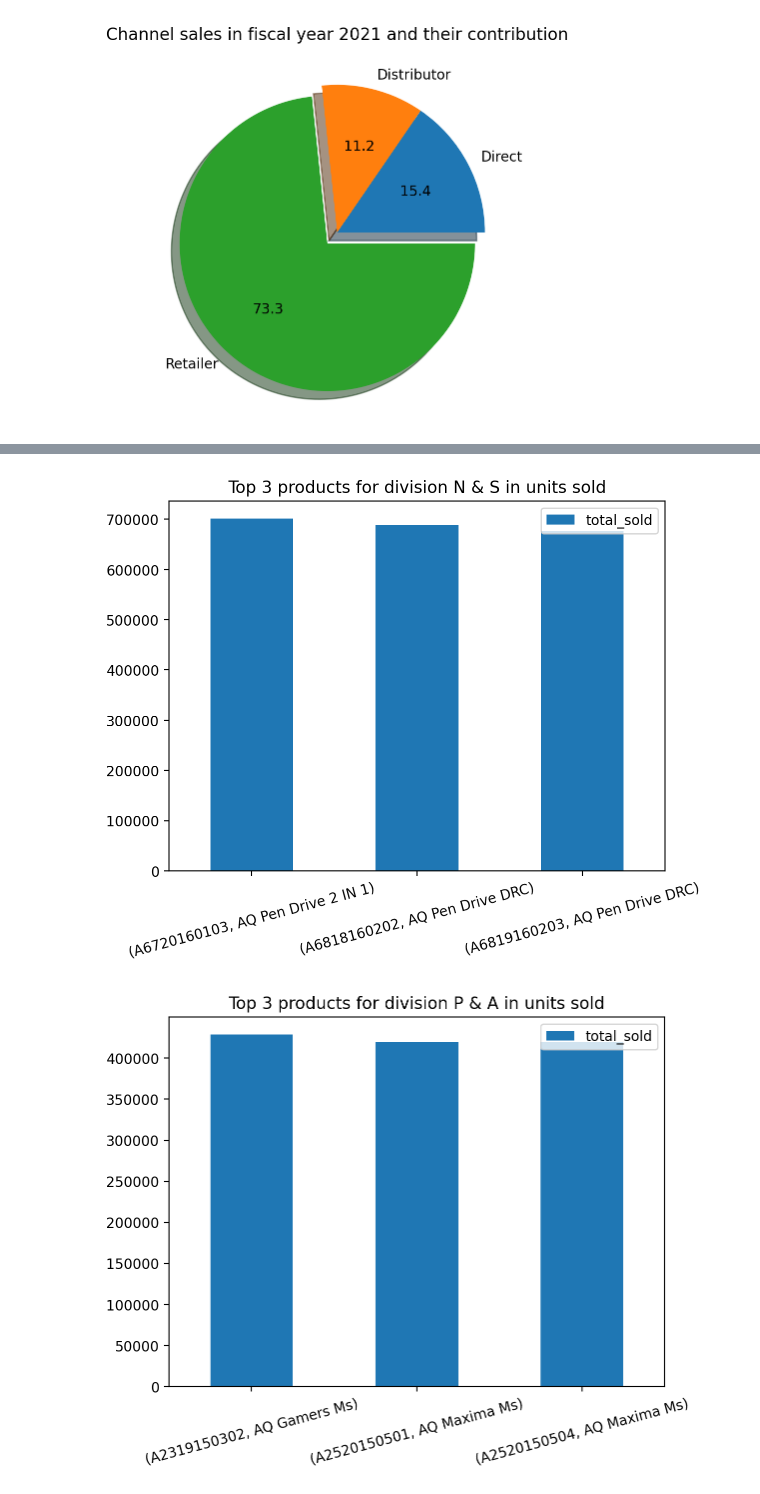
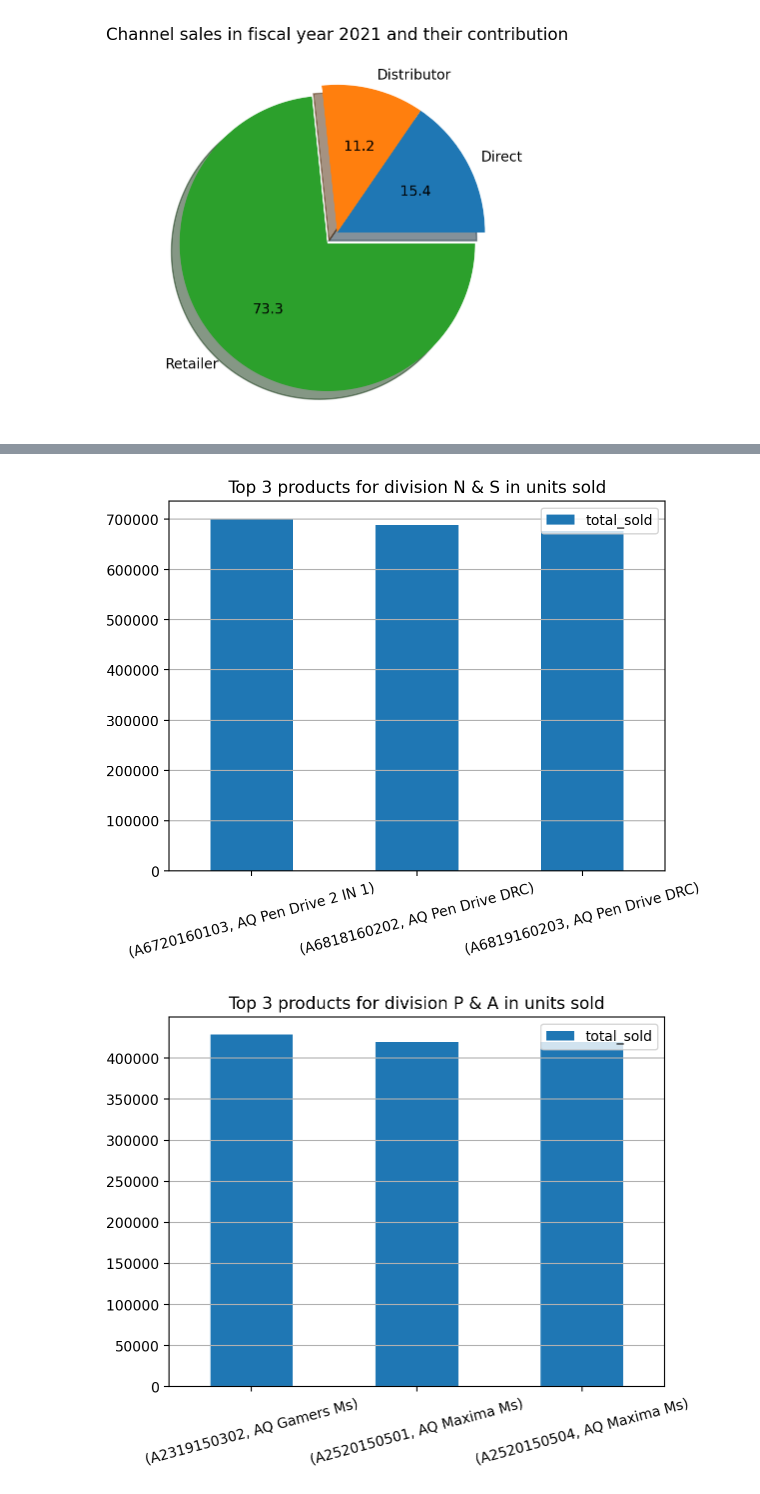
Before and after one commit to shreyast11-create/gitProjects, a Jupyter notebook: sql-project/atliq_hardware/query_result_visualizer.ipynb, the cells around one changed output, grey strips where cells are left out. Cells and saved outputs as stored; diff of their text form; code cells hidden in the pictures.

Commit message:
adding grid to sql project python plots

```diff
--- a/sql-project/atliq_hardware/query_result_visualizer.ipynb
+++ b/sql-project/atliq_hardware/query_result_visualizer.ipynb
@@ -114,24 +114,25 @@ df
 # %%
 # representing 10th adhoc query
 df = pd.read_csv('adhoc_request_10.csv')
 df = df.set_index(['product_code', 'product'])
 for title, group in df.groupby('division'):
     ax = group.plot.bar(y='total_sold')
     ax.set_title(f'Top 3 products for division {title} in units sold')
     ax.set(xlabel=None)
     plt.xticks(rotation=15)
+    plt.grid(axis='y')
 df
 # %% [output]
 |  |  | division | total_sold | rank_order |
 | product_code | product |  |  |  |
 | A6720160103 | AQ Pen Drive 2 IN 1 | N & S | 701373 | 1 |
 | A6818160202 | AQ Pen Drive DRC | N & S | 688003 | 2 |
 | A6819160203 | AQ Pen Drive DRC | N & S | 676245 | 3 |
 | A2319150302 | AQ Gamers Ms | P & A | 428498 | 1 |
 | A2520150501 | AQ Maxima Ms | P & A | 419865 | 2 |
 | A2520150504 | AQ Maxima Ms | P & A | 419471 | 3 |
 | A4218110202 | AQ Digit | PC | 17434 | 1 |
 | A4319110306 | AQ Velocity | PC | 17280 | 2 |
 | A4218110208 | AQ Digit | PC | 17275 | 3 |
-[figure, old version]
+[figure, new version]
-[figure, old version]
+[figure, new version]
```
Also changed, not shown: parts of 1 cell of this notebook.
